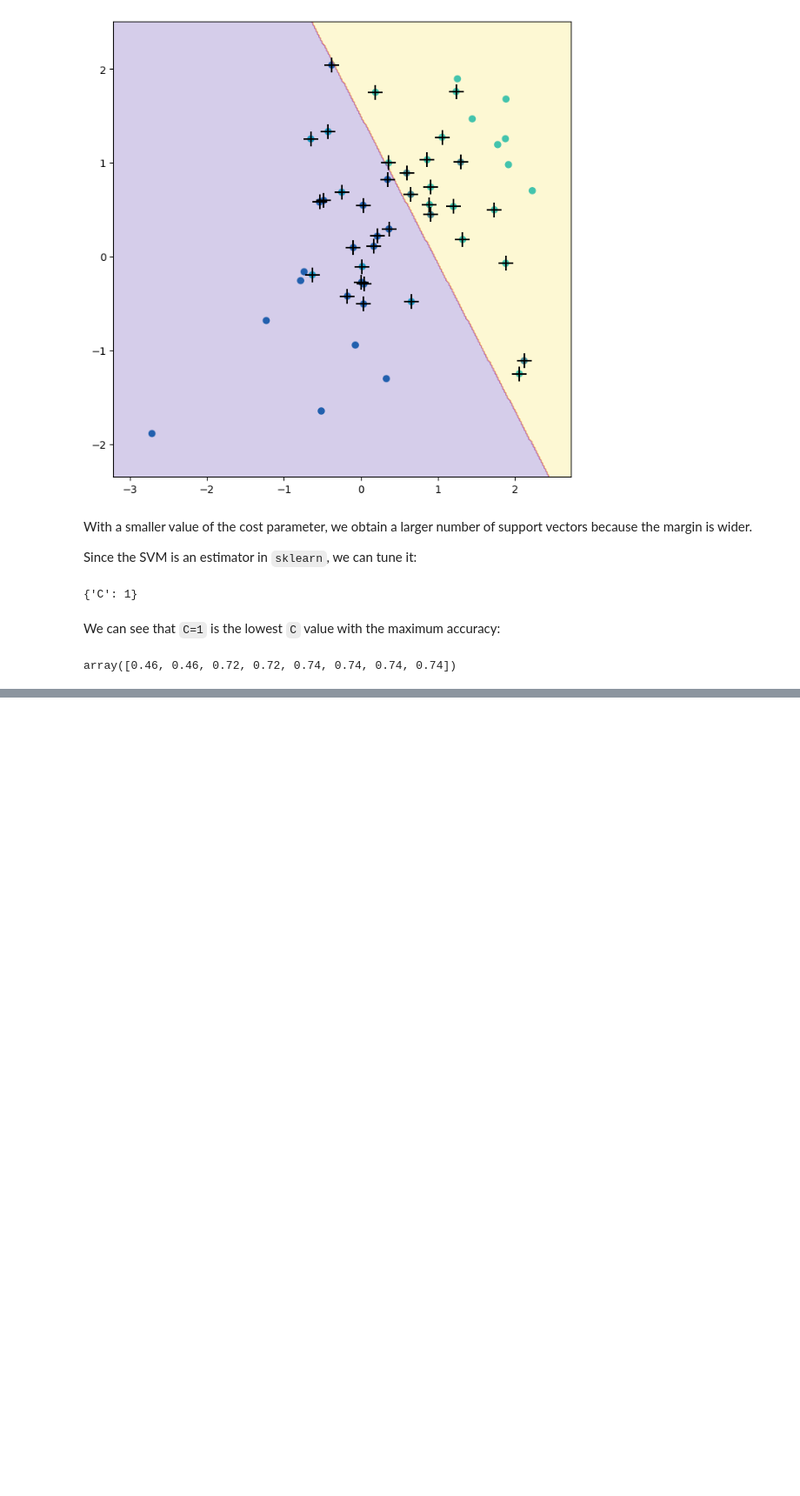
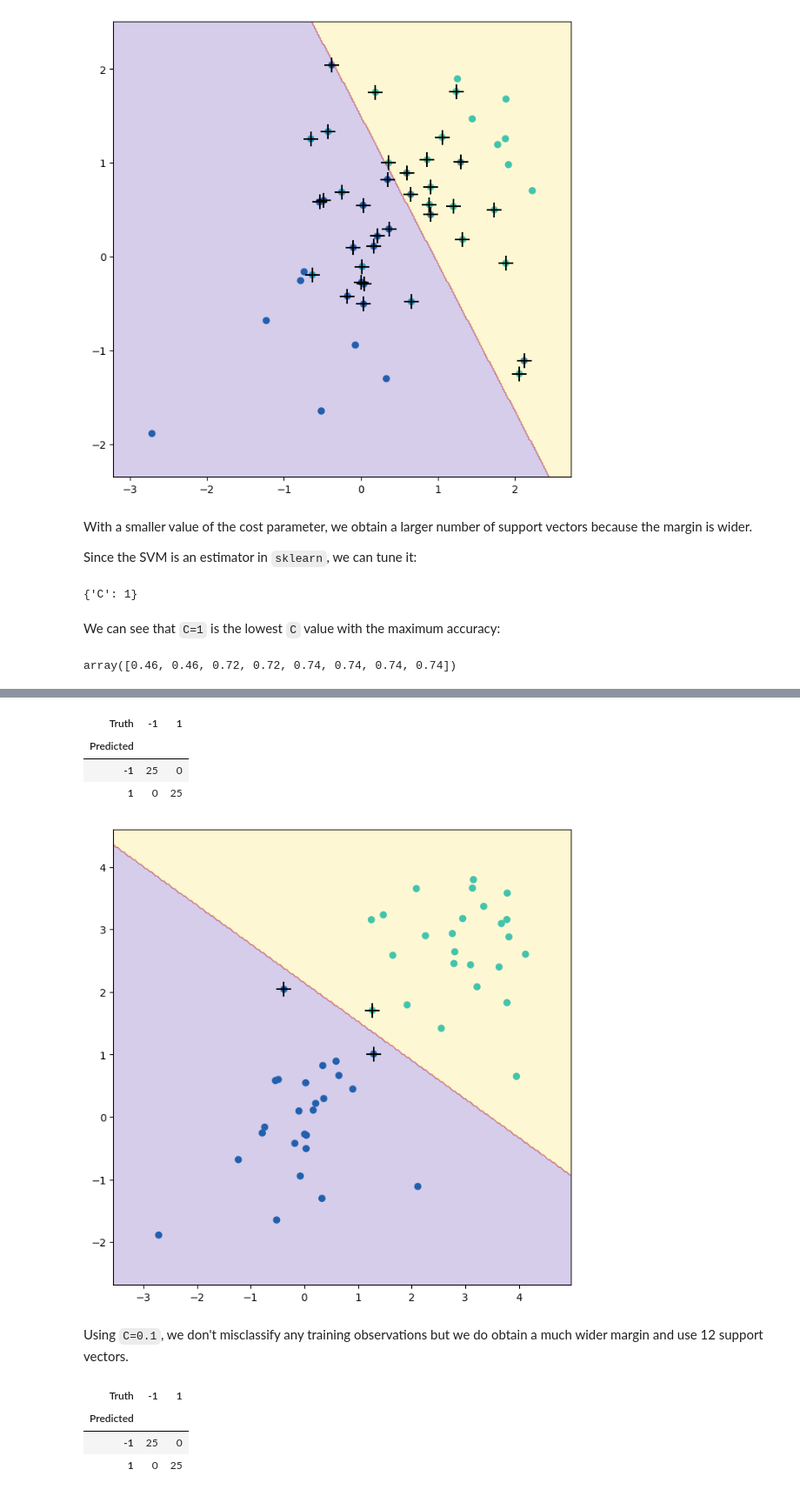
Before and after one commit to richhuwtaylor/introduction-to-statistical-learning, a Jupyter notebook: Chapter_9_Support_Vector_Machines/Chapter_9_Support_Vector_Machines_Lab.ipynb, the cells around one changed output, grey strips where cells are left out. Shown at 87% size. Drawn from its saved outputs; the diff is of its cells as text; code cells hidden in the pictures; blank space fills up the shorter version.

Commit message:
Finish chapter 9 support vector machines lab

```diff
--- a/Chapter_9_Support_Vector_Machines/Chapter_9_Support_Vector_Machines_Lab.ipynb
+++ b/Chapter_9_Support_Vector_Machines/Chapter_9_Support_Vector_Machines_Lab.ipynb
@@ -90,0 +139,30 @@ array([0.46, 0.46, 0.72, 0.72, 0.74, 0.74, 0.74, 0.74])
+# %%
+svm_ = SVC(C=1e5, kernel='linear').fit(X, y)
+y_hat = svm_.predict(X)
+confusion_table(y_hat, y)
+# %% [output]
+| Truth | -1 | 1 |
+| Predicted |  |  |
+| -1 | 25 | 0 |
+| 1 | 0 | 25 |
+# %%
+fig, ax = subplots(figsize=(8, 8))
+plot_svm(
+    X,
+    y,
+    svm_,
+    ax=ax
+)
+# %% [output]
+[figure, added]
+# %% [markdown]
+Using `C=0.1`, we don't misclassify any training observations but we do obtain a much wider margin and use 12 support vectors.
+# %%
+svm_ = SVC(C=0.1, kernel='linear').fit(X, y)
+y_hat = svm_.predict(X)
+confusion_table(y_hat, y)
+# %% [output]
+| Truth | -1 | 1 |
+| Predicted |  |  |
+| -1 | 25 | 0 |
+| 1 | 0 | 25 |
```
Also changed, not shown: parts of 42 cells of this notebook.
